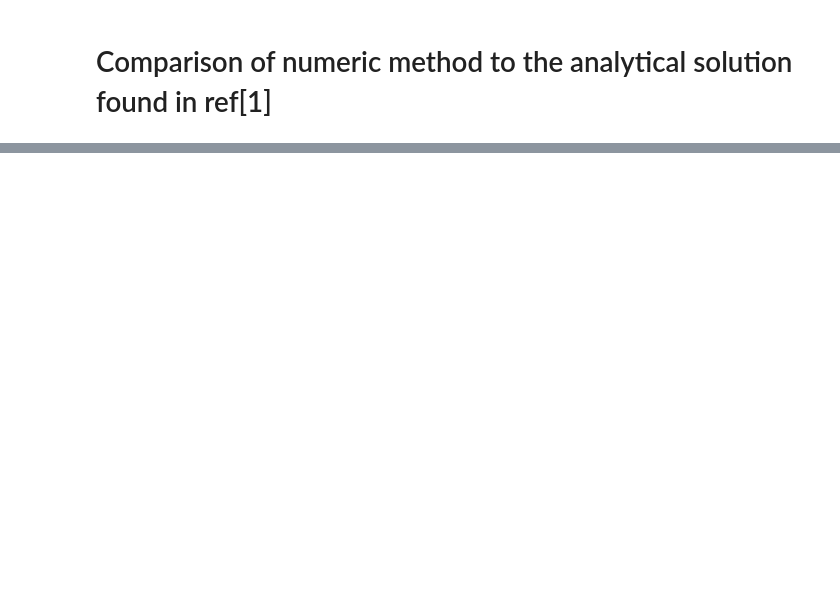
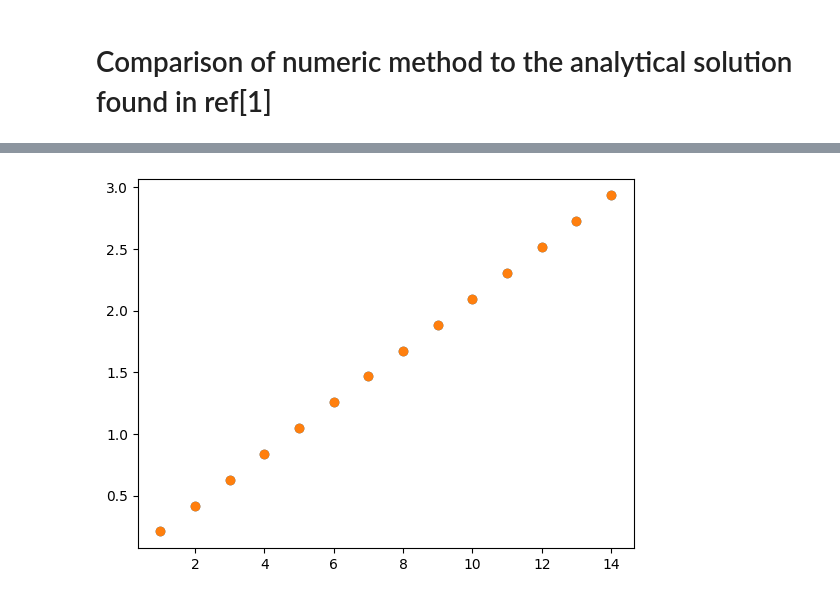
Before and after one commit to JakobTinhofer/QSP-Bt, a Jupyter notebook: notebooks/compare_with_paper.ipynb, the cells around one changed output, grey strips where cells are left out. Saved outputs shown, nothing was run; the diff lists cells and outputs as text; code cells hidden in the pictures; blank space fills up the shorter version.

```diff
--- a/notebooks/compare_with_paper.ipynb
+++ b/notebooks/compare_with_paper.ipynb
@@ -128 +118,9 @@ Total phases for r=13: 15
+# %%
+r = 15
+m = np.arange(1,r)
+plt.scatter(m, theta_rkm(r,0,m))
+plt.scatter(m, [qsp.theta_m(k, r, dist="egp,15,0") for k in m])
+plt.show()
+# %% [output]
+[figure, added]
 # %%
```
Also changed, not shown: parts of 5 cells of this notebook.
